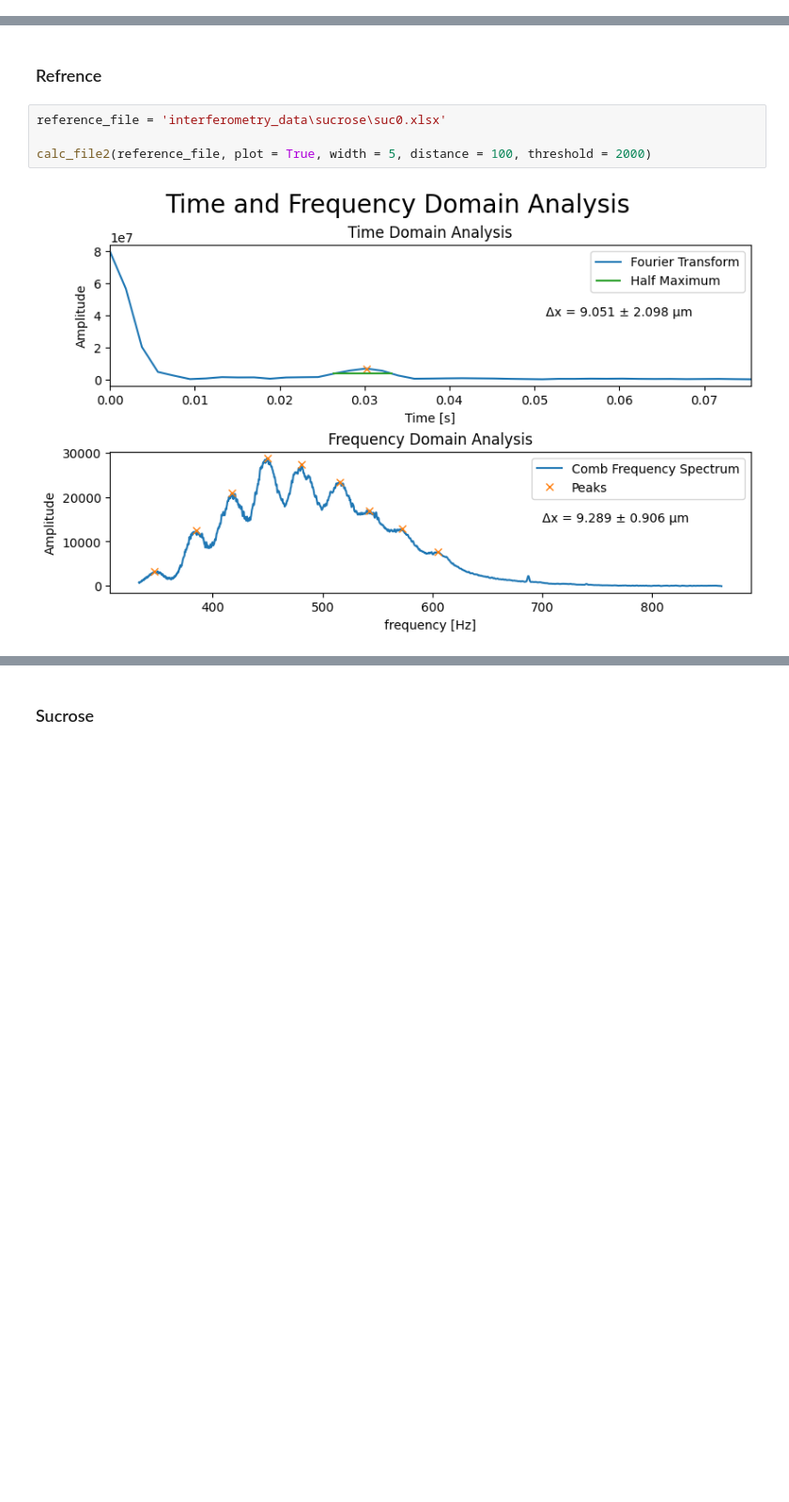
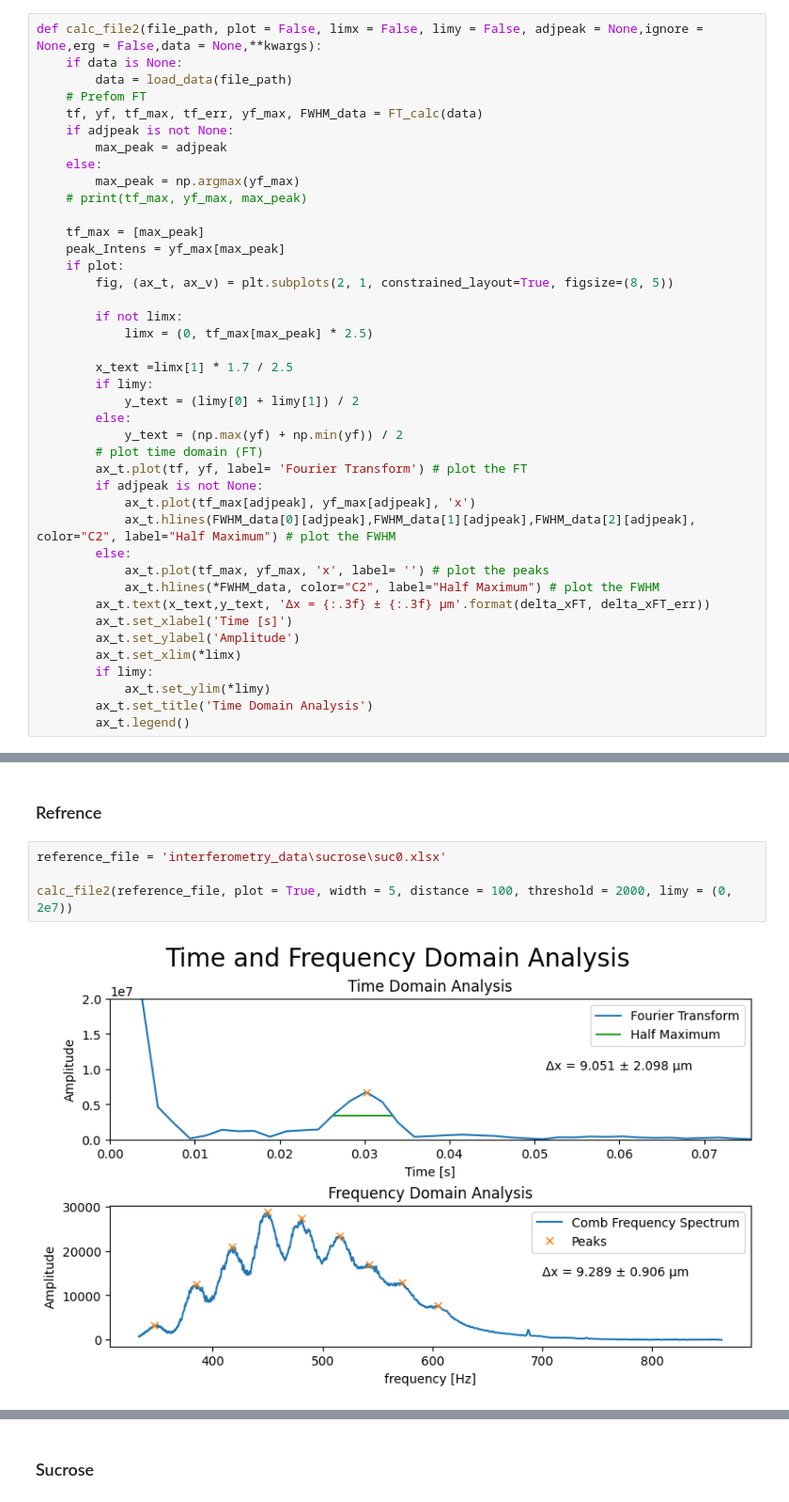
Before and after one commit to YehonathanBarda/PhyChemLab, a Jupyter notebook: Interferometry.ipynb, the cells around one changed output, grey strips where cells are left out. Shown at 94% size. Saved outputs shown, nothing was run; the diff lists cells and outputs as text; blank space fills up the shorter version.

```diff
--- a/Interferometry.ipynb
+++ b/Interferometry.ipynb
@@ -395,3 +473,44 @@ FileNotFoundError: [Errno 2] No such file or directory: '434DH.tab'
+# %%
+def calc_file2(file_path, plot = False, limx = False, limy = False, adjpeak = None,ignore = None,erg = False,data = None,**kwargs):
+    if data is None:
+        data = load_data(file_path)
+    # Prefom FT
+    tf, yf, tf_max, tf_err, yf_max, FWHM_data = FT_calc(data)
+    if adjpeak is not None:
+        max_peak = adjpeak
+    else:
+        max_peak = np.argmax(yf_max)
+    # print(tf_max, yf_max, max_peak)
+
+    tf_max = [max_peak]
+    peak_Intens = yf_max[max_peak]
+    if plot:
+        fig, (ax_t, ax_v) = plt.subplots(2, 1, constrained_layout=True, figsize=(8, 5))
+
+        if not limx:
+            limx = (0, tf_max[max_peak] * 2.5)
+
+        x_text =limx[1] * 1.7 / 2.5
+        if limy:
+            y_text = (limy[0] + limy[1]) / 2
+        else:
+            y_text = (np.max(yf) + np.min(yf)) / 2
+        # plot time domain (FT)
+        ax_t.plot(tf, yf, label= 'Fourier Transform') # plot the FT
+        if adjpeak is not None:
+            ax_t.plot(tf_max[adjpeak], yf_max[adjpeak], 'x')
+            ax_t.hlines(FWHM_data[0][adjpeak],FWHM_data[1][adjpeak],FWHM_data[2][adjpeak], color="C2", label="Half Maximum") # plot the FWHM
+        else:
+            ax_t.plot(tf_max, yf_max, 'x', label= '') # plot the peaks
+            ax_t.hlines(*FWHM_data, color="C2", label="Half Maximum") # plot the FWHM
+        ax_t.text(x_text,y_text, 'Δx = {:.3f} ± {:.3f} μm'.format(delta_xFT, delta_xFT_err))
+        ax_t.set_xlabel('Time [s]')
+        ax_t.set_ylabel('Amplitude')
+        ax_t.set_xlim(*limx)
+        if limy:
+            ax_t.set_ylim(*limy)
+        ax_t.set_title('Time Domain Analysis')
+        ax_t.legend()
 # %% [markdown]
 ## 2.10 Measure the Index of Refraction of a Solid Sample
 # %%
@@ -421,9 +538,9 @@ n_FP = 1.429 ± 0.049
 # %%
 reference_file = 'interferometry_data\sucrose\suc0.xlsx'
 
-calc_file2(reference_file, plot = True, width = 5, distance = 100, threshold = 2000)
+calc_file2(reference_file, plot = True, width = 5, distance = 100, threshold = 2000, limy = (0, 2e7))
 # %% [output]
-[figure, old version]
+[figure, new version]
 (9.051049553196766, 2.0980660418234804, 9.289003463339663, 0.9056992257620268)
 # %% [markdown]
 ### Sucrose
```
Also changed, not shown: parts of 12 cells of this notebook, 29 other files.
